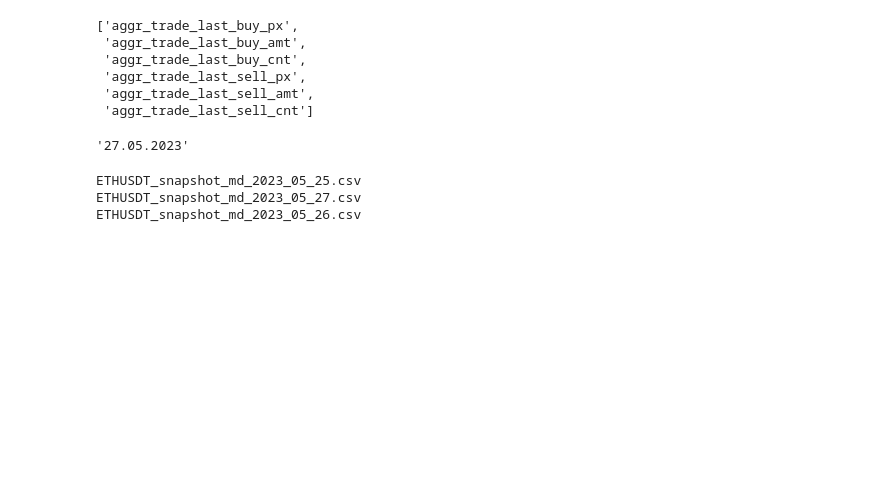
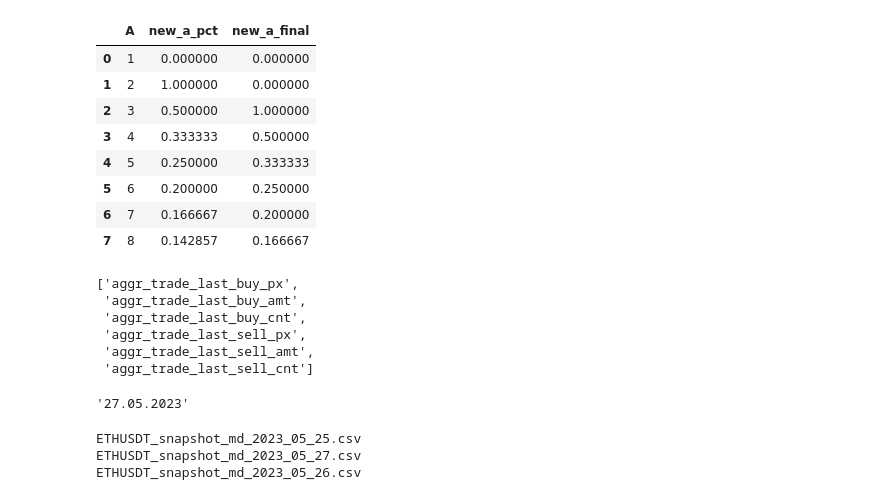
Before and after one commit to Arsenchius/TradingExperiments, a Jupyter notebook: notebooks/analysis.ipynb, the cells around one changed output. Drawn from its saved outputs; the diff is of its cells as text; code cells hidden in the pictures; blank space fills up the shorter version.

```diff
--- a/notebooks/analysis.ipynb
+++ b/notebooks/analysis.ipynb
@@ -9,3 +9,5 @@ import lightgbm as lgb
 import tqdm
 
 # warnings.filterwarnings("ignore")
+# %%
+df = pd.DataFrame({'A': [1,2,3,4,5,6,7,8]})
@@ -12,3 +26,17 @@ import tqdm
+# %%
+df["new_a_pct"] = df["A"].pct_change(1).fillna(0)
+df["new_a_final"] = df["new_a_pct"].shift(1).fillna(0)
+df
+# %% [output]
+|  | A | new_a_pct | new_a_final |
+| 0 | 1 | 0.000000 | 0.000000 |
+| 1 | 2 | 1.000000 | 0.000000 |
+| 2 | 3 | 0.500000 | 1.000000 |
+| 3 | 4 | 0.333333 | 0.500000 |
+| 4 | 5 | 0.250000 | 0.333333 |
+| 5 | 6 | 0.200000 | 0.250000 |
+| 6 | 7 | 0.166667 | 0.200000 |
+| 7 | 8 | 0.142857 | 0.166667 |
 # %%
 temp = "px_buy_1 amt_buy_1 px_buy_2 amt_buy_2 px_buy_3 amt_buy_3 px_buy_4 amt_buy_4 px_buy_5 amt_buy_5 px_buy_6 amt_buy_6 px_buy_7 amt_buy_7 px_buy_8 amt_buy_8 px_buy_9 amt_buy_9 px_buy_10 amt_buy_10 px_buy_11 amt_buy_11 px_buy_12 amt_buy_12 px_buy_13 amt_buy_13 px_buy_14 amt_buy_14 px_buy_15 amt_buy_15 px_buy_16 amt_buy_16 px_buy_17 amt_buy_17 px_buy_18 amt_buy_18 px_buy_19 amt_buy_19 px_buy_20 amt_buy_20 px_buy_21 amt_buy_21 px_buy_22 amt_buy_22 px_buy_23 amt_buy_23 px_buy_24 amt_buy_24 px_buy_25 amt_buy_25 px_sell_1 amt_sell_1 px_sell_2 amt_sell_2 px_sell_3 amt_sell_3 px_sell_4 amt_sell_4 px_sell_5 amt_sell_5 px_sell_6 amt_sell_6 px_sell_7 amt_sell_7 px_sell_8 amt_sell_8 px_sell_9 amt_sell_9 px_sell_10 amt_sell_10 px_sell_11 amt_sell_11 px_sell_12 amt_sell_12 px_sell_13 amt_sell_13 px_sell_14 amt_sell_14 px_sell_15 amt_sell_15 px_sell_16 amt_sell_16 px_sell_17 amt_sell_17 px_sell_18 amt_sell_18 px_sell_19 amt_sell_19 px_sell_20 amt_sell_20 px_sell_21 amt_sell_21 px_sell_22 amt_sell_22 px_sell_23 amt_sell_23 px_sell_24 amt_sell_24 px_sell_25 amt_sell_25 aggr_trade_last_buy_px aggr_trade_last_buy_amt aggr_trade_last_buy_cnt aggr_trade_last_sell_px aggr_trade_last_sell_amt aggr_trade_last_sell_cnt ImBalance1 ImBalance2 ImBalance3 ImBalance4 ImBalance5 ImBalance10 ImBalance1v ImBalance2v ImBalance3v OFI1 OFI2 OFI3 OFI4 OFI5 OFI10 OFI1v OFIV1 OFIV2 OFIV3 slope5 slope10 TruePrice MeanRev2 MeanRev1 MidReturn Momentum1 Momentum2 Momentum3 Volume TrueVolume"
 features = list(temp.split(" "))
```
Also changed, not shown: parts of 1 cell of this notebook, 13 other files.
